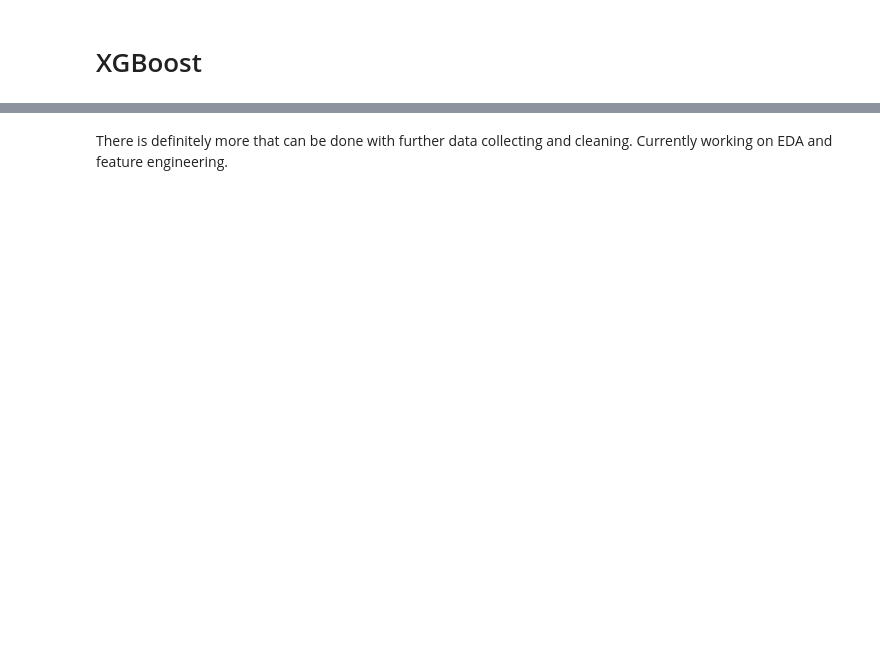
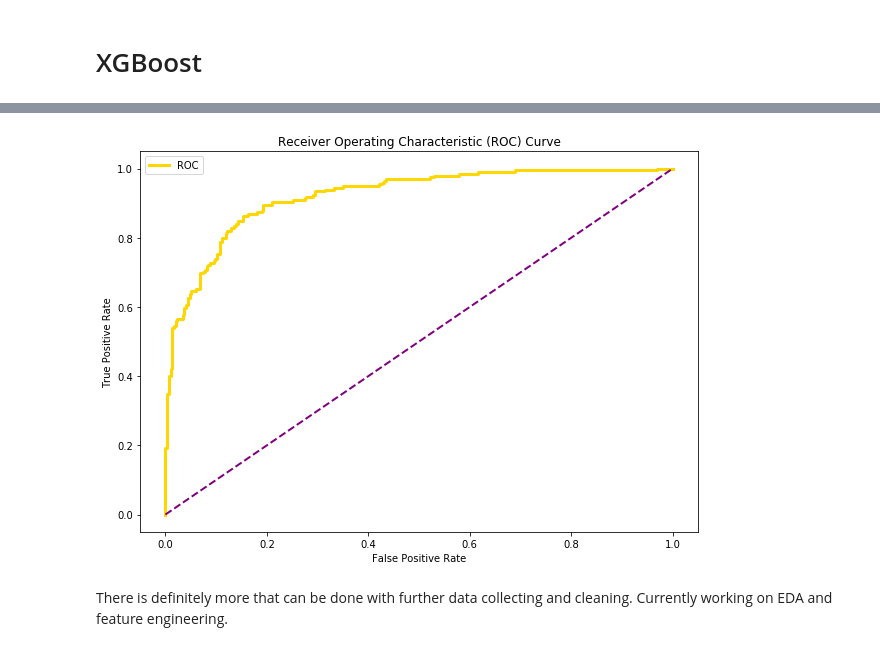
Before and after one commit to xxristoskk/where-are-missing-voters, a Jupyter notebook: Where Are The Voters.ipynb, the cells around one changed output, grey strips where cells are left out. Cells and saved outputs as stored; diff of their text form; code cells hidden in the pictures; blank space fills up the shorter version.

```diff
--- a/Where Are The Voters.ipynb
+++ b/Where Are The Voters.ipynb
@@ -260,3 +263,14 @@ ROC_AUC:  0.8292653744915051
+# %%
+def plot_roc_cur(fper, tper):
+    plt.figure(figsize=(10,7))
+    plt.plot(fper, tper, color='gold', linewidth=3, label='ROC')
+    plt.plot([0, 1], [0, 1], color='purple',linewidth=2, linestyle='--')
+    plt.xlabel('False Positive Rate')
+    plt.ylabel('True Positive Rate')
+    plt.title('Receiver Operating Characteristic (ROC) Curve')
+    plt.legend()
+    plt.show()
+    fig.savefig('roc_curve.png')
 # %%
 def plot_feature_importances(model,X_train):
     n_features = X_train.shape[1]
@@ -328,2 +334,9 @@ ROC_AUC:  0.820685057942775
+# %%
+probs = xg.predict_proba(xTest)
+probs = probs[:, 1]
+fpr, tpr, threshold = roc_curve(yTest,probs)
+plot_roc_cur(fpr,tpr)
+# %% [output]
+[figure, added]
 # %% [markdown]
 There is definitely more that can be done with further data collecting and cleaning. Currently working on EDA and feature engineering.
```
Also changed, not shown: parts of 7 cells of this notebook, 2 other files.
